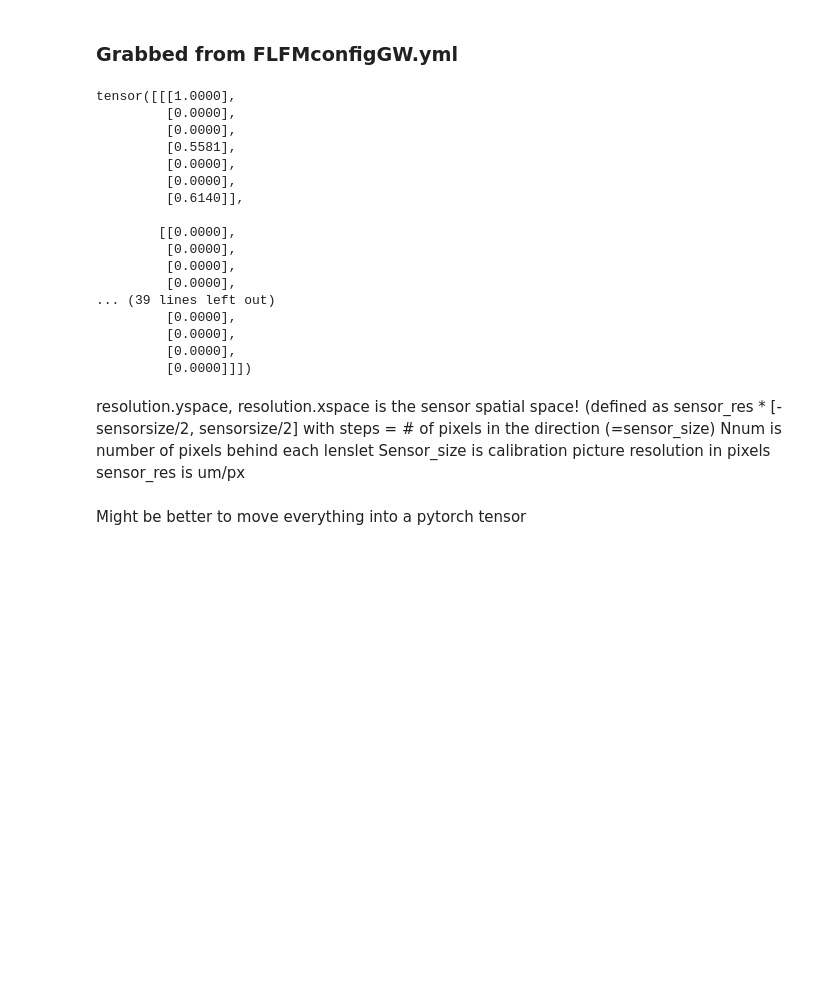
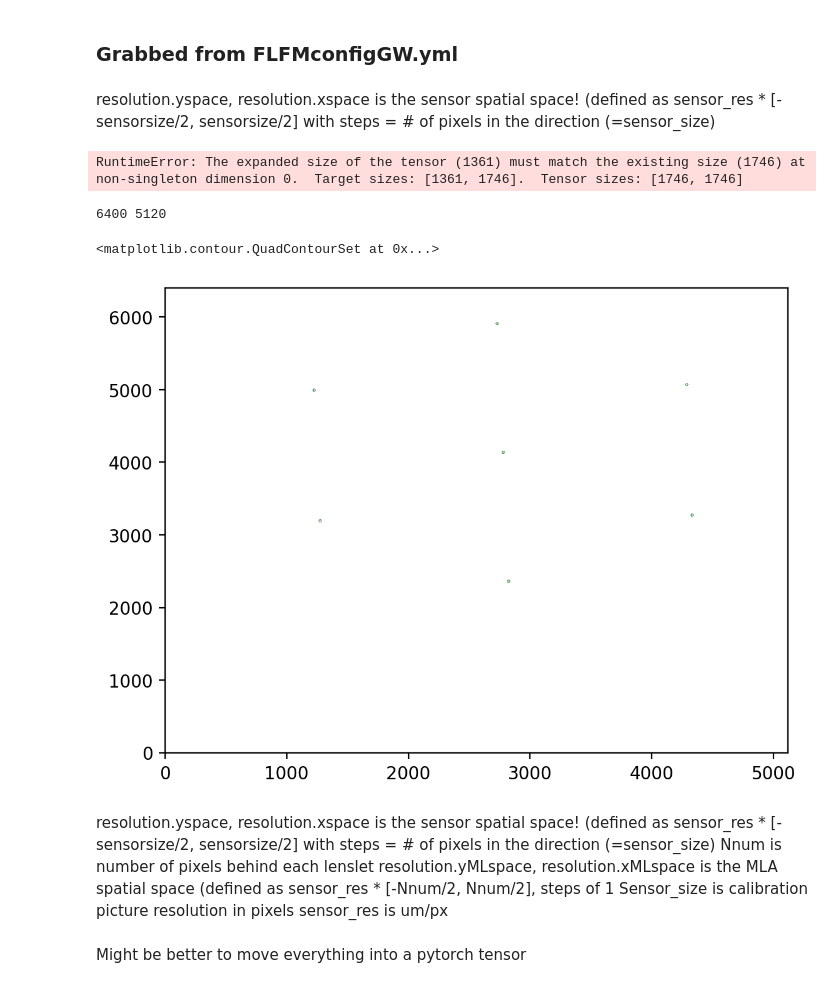
Before and after one commit to halensolomon/pyFLFM, a Jupyter notebook: halentrieshisbest.ipynb, the cells around one changed output. Drawn from its saved outputs; the diff is of its cells as text; code cells hidden in the pictures; blank space fills up the shorter version.

Commit message:
need to look into sparse convolutions

```diff
--- a/halentrieshisbest.ipynb
+++ b/halentrieshisbest.ipynb
@@ -294,26 +284,61 @@ def transmittance(camera_params):
+# %% [markdown]
+resolution.yspace, resolution.xspace is the sensor spatial space! (defined as sensor_res * [-sensorsize/2, sensorsize/2] with steps = # of pixels in the direction (=sensor_size)
+# %%
+def transmittance(camera_params, lenslet_centers, calibration_img, resolution, pixel_pitch, center_lenslet_index):
+    # Defining the local lenslet space
+    lenslet_pixels = resolution[0]
+
+    lenslet_distances_norm = lenslet_centers[:,0:2] - lenslet_centers[center_lenslet_index,0:2] # just the x and y coordinates of the lenslet centers
+
+    NNum_half = int(np.ceil(lenslet_pixels[0] / 2)) # Number of pixels in the numerator, assuming the lenslet is square
+    xML = pixel_pitch * torch.arange(start=-NNum_half+1, end=NNum_half-1, step = 1) # x coordinates of the lenslet space
+    yML = xML.clone() # y coordinates of the lenslet space in the same units as xML
+
+    ulens_transmittance = torch.zeros([len(fm),len(xML),len(yML)]) # [focal length, x, y]
+    # Indexing: [lenslet x, lenslet y, focal length]
+    # Lenslet centers is saved as [lens no, [x,y,r]]
+    # We already have the distances between the lenslets, so we need to find the correct index for the x norm and y norm
+
+    distance = torch.sqrt(xML[:, None]**2 + yML[None, :]**2)
+    distance_squared = torch.pow(distance, 2)
+
+    for c in range(len(fm)):
+        condition = (distance < (lenspitch/2)).int() # Condition for the lenslet transmittance, is 1 inside the lenslet and 0 outside the lenslet
+        ulens_transmittance[c,:,:] = torch.mul(torch.exp(-0.5 * torch.tensor(1j) * camera_params[1] * distance_squared / fm[c]), condition) # change config[1]
+
+    # lenslet_centers_tensor is a tensor that has 1s where the lenslet centers are and 0s everywhere else
+    lenslet_centers_tensor = torch.zeros((len(calibration_img[0,:]), len(calibration_img[:,0]))).unsqueeze(0)# [0,0,x,y]
+
+    lenslet_centers_tensor[0,lenslet_centers[:,0],lenslet_centers[:,1]] = 1
+
+    ulens_transmittance = ulens_transmittance.unsqueeze(0)
+
+    # Convolve the lenslet centers with the transmittance function (requires 300 TB of memory for a 1600x1600 kernel)
+    #convolution = torch.nn.Conv2d(1, 1, ulens_transmittance.shape[1], stride=1, padding = 'same', bias = False)
+    #convolution.weight = torch.nn.Parameter(ulens_transmittance)
+    #mla_transmittance = convolution(lenslet_centers_tensor)
+
+    # LOOK INTO SPARSE CONVOLUTIONS!!!!!!
+
+    return mla_transmittance
 # %%
-ulens_transmit = transmittance(camera_params)
+ulens_transmit = transmittance(camera_params, new_circles, img, res, pixel_size, center_lenslet)
 # %% [output]
-tensor([[[1.0000],
-         [0.0000],
-         [0.0000],
-         [0.5581],
-         [0.0000],
-         [0.0000],
-         [0.6140]],
-
-        [[0.0000],
-         [0.0000],
-         [0.0000],
-         [0.0000],
-... (39 lines left out)
-         [0.0000],
-         [0.0000],
-         [0.0000],
-         [0.0000]]])
+RuntimeError: The expanded size of the tensor (1361) must match the existing size (1746) at non-singleton dimension 0.  Target sizes: [1361, 1746].  Tensor sizes: [1746, 1746]
+# %%
+print(len(img[0,:]), len(img[:,0]))
+# %% [output]
+6400 5120
+# %%
+plt.contour(np.absolute(ulens_transmit[0,:,:].detach().numpy()))
+# note that the plot looks like it's been flipped upside down, but it's just because of the way the image is plotted
+# %% [output]
+<matplotlib.contour.QuadContourSet at 0x...>
+[figure, added]
 # %% [markdown]
 resolution.yspace, resolution.xspace is the sensor spatial space! (defined as sensor_res * [-sensorsize/2, sensorsize/2] with steps = # of pixels in the direction (=sensor_size)
 Nnum is number of pixels behind each lenslet
+resolution.yMLspace, resolution.xMLspace is the MLA spatial space (defined as sensor_res * [-Nnum/2, Nnum/2], steps of 1
 Sensor_size is calibration picture resolution in pixels
 sensor_res is um/px
 # %%
```
Also changed, not shown: parts of 10 cells of this notebook.
